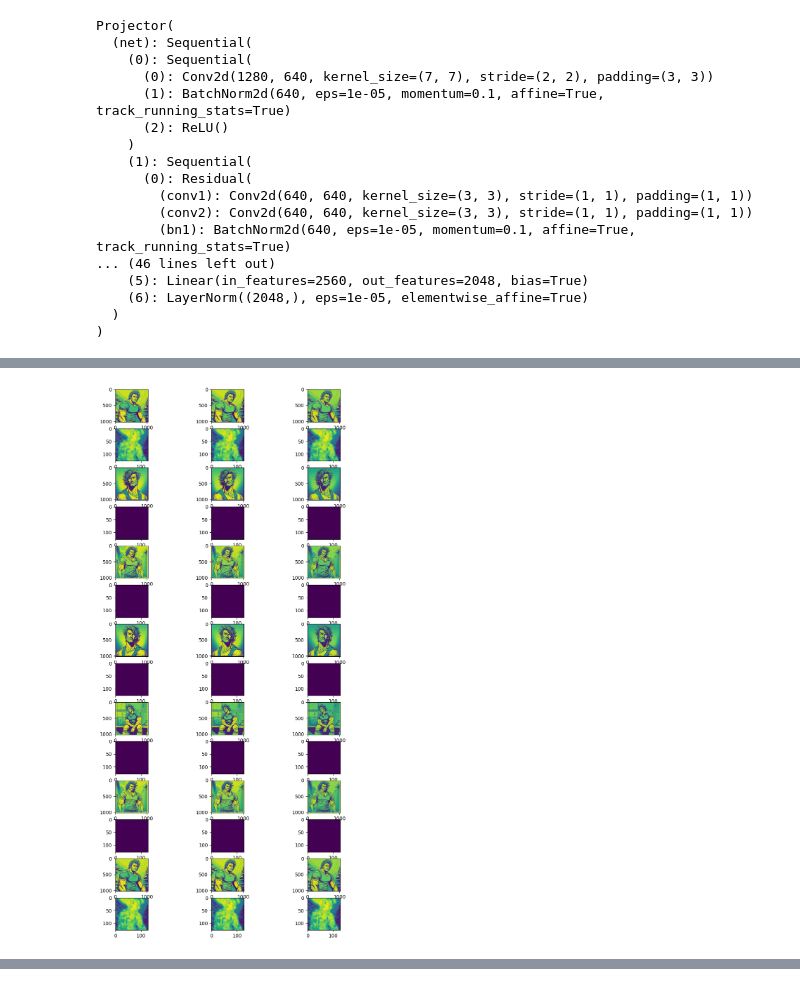
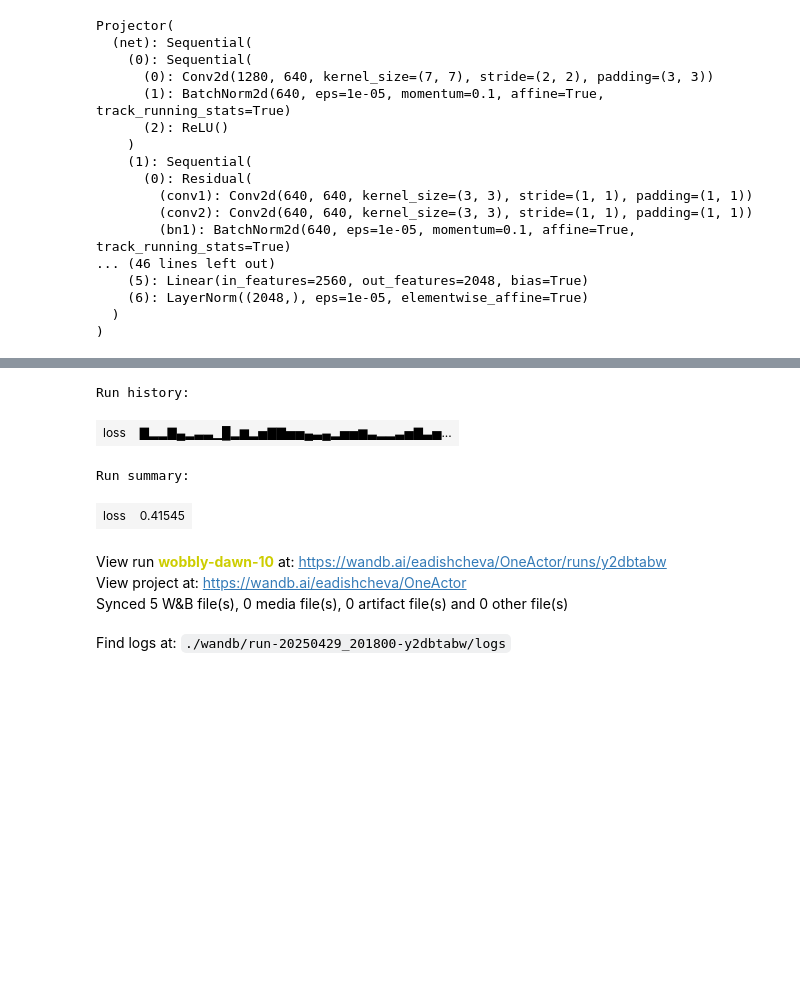
Before and after one commit to EkaterinaAdishcheva/Diploma, a Jupyter notebook: OneActor/tune_new.ipynb, the cells around one changed output, grey strips where cells are left out. Cells and saved outputs as stored; diff of their text form; code cells hidden in the pictures; blank space fills up the shorter version.

```diff
--- a/OneActor/tune_new.ipynb
+++ b/OneActor/tune_new.ipynb
@@ -269,7 +269,7 @@ class OneActorDataset(Dataset):
     for _, tgt_dirs, _ in os.walk(target_dir):
         break
 
-    exp_id = 'exp_2504251627'
+    exp_id = '2504292003'
 
     print(f"exp_id = {exp_id}")
 
@@ -527,25 +529,24 @@ initial_global_step = 0
 
     best_loss = 1000.0
 # %%
-from PIL import Image
-import matplotlib.pyplot as plt
-import random
+# from PIL import Image
+# import matplotlib.pyplot as plt
+# import random
 
-ds = train_dataset[random.randint(0, 100)]
+# ds = train_dataset[random.randint(0, 100)]
 
-f, axarr = plt.subplots(2 * len(ds['pixel_values']), 3, figsize=(10, 20))
+# f, axarr = plt.subplots(2 * len(ds['pixel_values']), 3, figsize=(10, 20))
 
-for img_num in range(len(ds['pixel_values'])):
-    for n in range(3):
-        axarr[img_num * 2][n].imshow(ds['pixel_values'][img_num][n])
-    for n in range(3):
-        axarr[img_num * 2 + 1][n].imshow(ds['mask_pixel_values'][img_num][n])
-plt.show()
+# for img_num in range(len(ds['pixel_values'])):
+#     for n in range(3):
+#         axarr[img_num * 2][n].imshow(ds['pixel_values'][img_num][n])
+#     for n in range(3):
+#         axarr[img_num * 2 + 1][n].imshow(ds['mask_pixel_values'][img_num][n])
+# plt.show()
-# %% [output]
-[figure, removed]
 # %%
     mask_power = 0.5
     best_loss = 1000.0
+    vae = vae.to(dtype=torch.float32)
 
     for epoch in range(first_epoch, config['epochs']):
         projector.train()
@@ -553,7 +554,7 @@ plt.show()
         for step, batch in enumerate(train_dataloader):
             with accelerator.accumulate(projector):
 
-                images = batch["pixel_values"][0].to(dtype=torch.float16)
+                images = batch["pixel_values"][0].to(dtype=torch.float32)
                 latents = vae.encode(images).latent_dist.sample().detach()
                 latents.to(dtype=weight_dtype)
                 latents = latents * vae.config.scaling_factor
@@ -742,0 +750,8 @@ OutOfMemoryError: CUDA out of memory. Tried to allocate 18.00 MiB. GPU
+Run history:
+| loss | ▇▂▂▇▄▂▃▃▁█▂▆▂▅▇▇▅▅▄▃▄▂▅▅▆▃▂▂▃▅▇▃▅... |
+Run summary:
+| loss | 0.41545 |
+View run wobbly-dawn-10 at: https://wandb.ai/eadishcheva/OneActor/runs/y2dbtabw
+View project at: https://wandb.ai/eadishcheva/OneActor
+Synced 5 W&B file(s), 0 media file(s), 0 artifact file(s) and 0 other file(s)
+Find logs at: ./wandb/run-20250429_201800-y2dbtabw/logs
```
Also changed, not shown: parts of 6 cells of this notebook, 7 other files.
